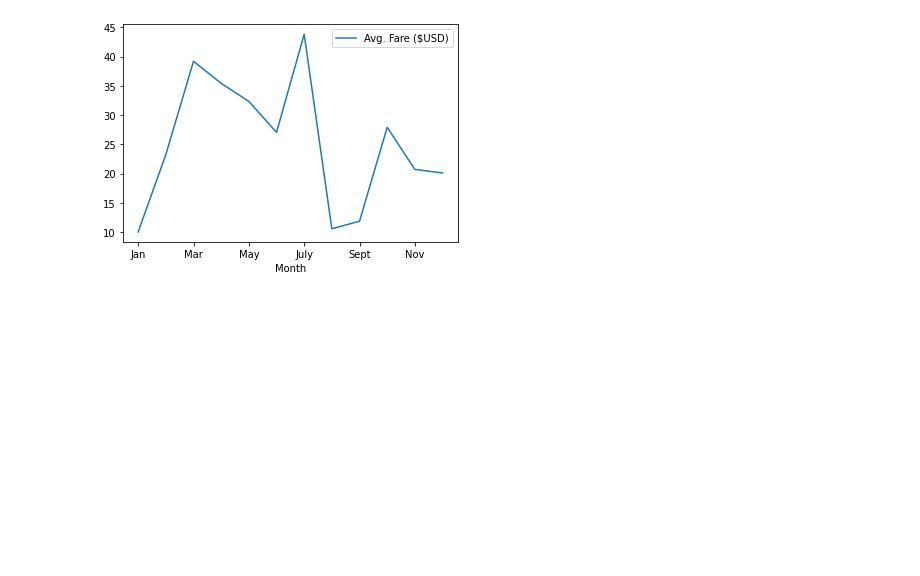
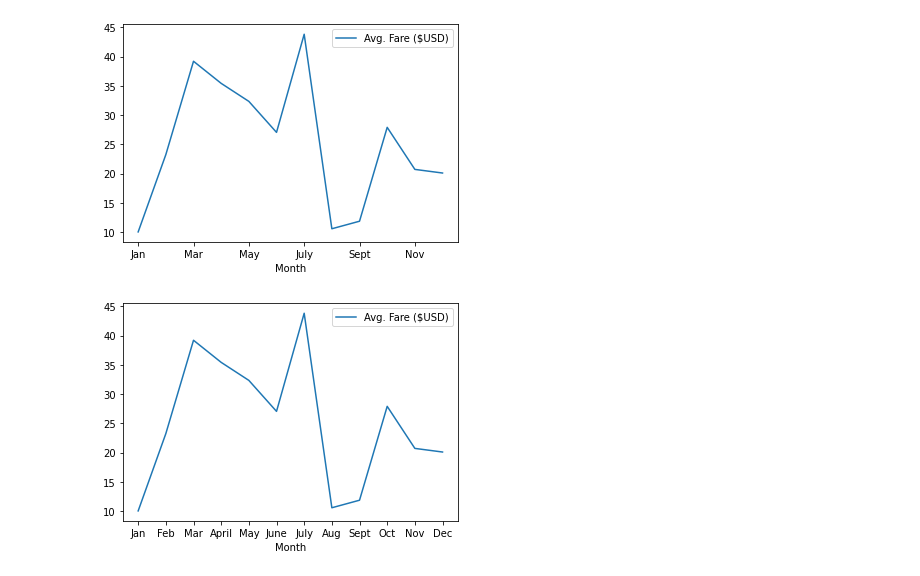
Before and after one commit to cameronmitchell18/PyBer-Analysis-Practice, a Jupyter notebook: PyBer_Ride_Data.ipynb, the cells around one changed output. Cells and saved outputs as stored; diff of their text form; code cells hidden in the pictures; blank space fills up the shorter version.

```diff
--- a/PyBer_Ride_Data.ipynb
+++ b/PyBer_Ride_Data.ipynb
@@ -5,8 +6,8 @@ import pandas as pd
 # %%
 # Load in CSV File
 
-pyber_ride_data_df = pd.read_csv('Resources/PyBer_ride_data.csv')
-pyber_ride_data_df
+pyber_ride_data = pd.read_csv('Resources/PyBer_ride_data.csv')
+pyber_ride_data
 # %% [output]
 |  | Month | Avg. Fare ($USD) |
 | 0 | Jan | 10.02 |
@@ -21,3 +22,6 @@ pyber_ride_data_df
 | 9 | Oct | 27.90 |
 | 10 | Nov | 20.71 |
 | 11 | Dec | 20.09 |
+# %%
+pyber_ride_data_df = pd.DataFrame(pyber_ride_data)
+pyber_ride_data_df
@@ -27,3 +45,20 @@ plt.show
 # %% [output]
 <function matplotlib.pyplot.show(close=None, block=None)>
 [figure]
+# %%
+# NOTE: First, we need an array that is the length of the DataFrame.
+# This will allow us to plot each month for each value in the array.
+# NOTE: Then we set the tick locations for every value, or month, in the x-axis using list comprehension.
+# NOTE: We add the xticks() function and pass in the tick_locations and the labels of the x-ticks, pyber_ride_df["Month"].
+
+# Set x-axis and tick locations.
+x_axis = np.arange(len(pyber_ride_data_df))
+
+tick_locations = [value for value in x_axis]
+
+# Plot the data.
+pyber_ride_data_df.plot(x="Month", y="Avg. Fare ($USD)")
+plt.xticks(tick_locations, pyber_ride_data_df["Month"])
+plt.show()
+# %% [output]
+[figure, added]
```
Also changed, not shown: parts of 3 cells of this notebook.
